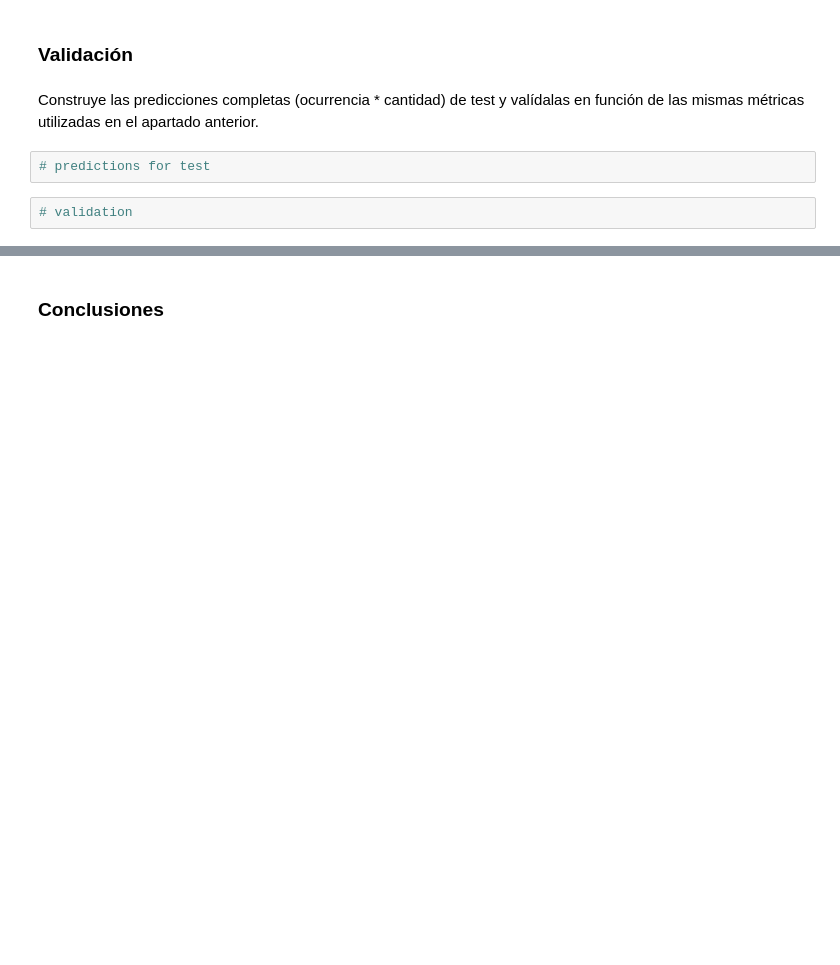
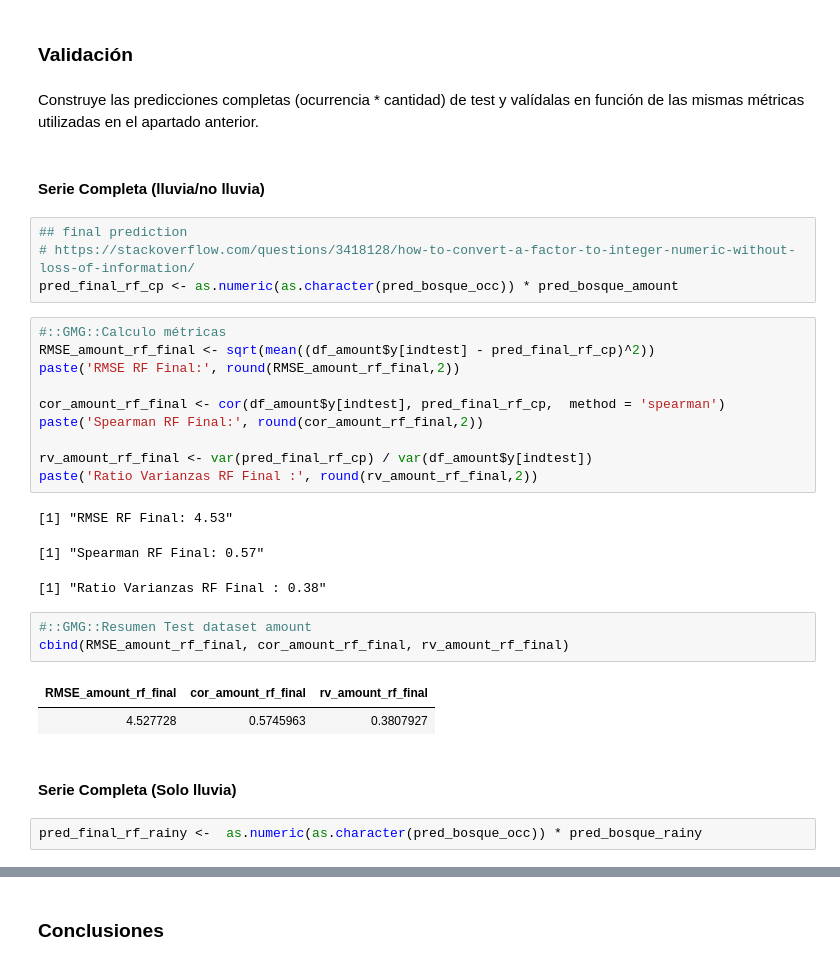
Before and after one commit to yerartdev/uc-m1966-datamining, a Jupyter notebook: d3/S17-T03_LAB_IntercomparisonTechniques.ipynb, the cells around one changed output, grey strips where cells are left out. Drawn from its saved outputs; the diff is of its cells as text; blank space fills up the shorter version.

```diff
--- a/d3/S17-T03_LAB_IntercomparisonTechniques.ipynb
+++ b/d3/S17-T03_LAB_IntercomparisonTechniques.ipynb
@@ -1255,7 +1236,33 @@ paste('RMSE RF Rain (Test):', round(RMSE_bosque_rainy,2),
 ### Validación
 # %% [markdown]
 Construye las predicciones completas (ocurrencia * cantidad) de test y valídalas en función de las mismas métricas utilizadas en el apartado anterior.
-# %%
-# predictions for test
-# %%
-# validation
+# %% [markdown]
+#### Serie Completa (lluvia/no lluvia)
+# %%
+## final prediction
+# https://stackoverflow.com/questions/3418128/how-to-convert-a-factor-to-integer-numeric-without-loss-of-information/
+pred_final_rf_cp <- as.numeric(as.character(pred_bosque_occ)) * pred_bosque_amount
+# %%
+#::GMG::Calculo métricas
+RMSE_amount_rf_final <- sqrt(mean((df_amount$y[indtest] - pred_final_rf_cp)^2))
+paste('RMSE RF Final:', round(RMSE_amount_rf_final,2))
+
+cor_amount_rf_final <- cor(df_amount$y[indtest], pred_final_rf_cp,  method = 'spearman')
+paste('Spearman RF Final:', round(cor_amount_rf_final,2))
+
+rv_amount_rf_final <- var(pred_final_rf_cp) / var(df_amount$y[indtest])
+paste('Ratio Varianzas RF Final :', round(rv_amount_rf_final,2))
+# %% [output]
+[1] "RMSE RF Final: 4.53"
+[1] "Spearman RF Final: 0.57"
+[1] "Ratio Varianzas RF Final : 0.38"
+# %%
+#::GMG::Resumen Test dataset amount
+cbind(RMSE_amount_rf_final, cor_amount_rf_final, rv_amount_rf_final)
+# %% [output]
+| RMSE_amount_rf_final | cor_amount_rf_final | rv_amount_rf_final |
+| 4.527728 | 0.5745963 | 0.3807927 |
+# %% [markdown]
+#### Serie Completa (Solo lluvia)
+# %%
+pred_final_rf_rainy <-  as.numeric(as.character(pred_bosque_occ)) * pred_bosque_rainy
```
Also changed, not shown: parts of 14 cells of this notebook.
